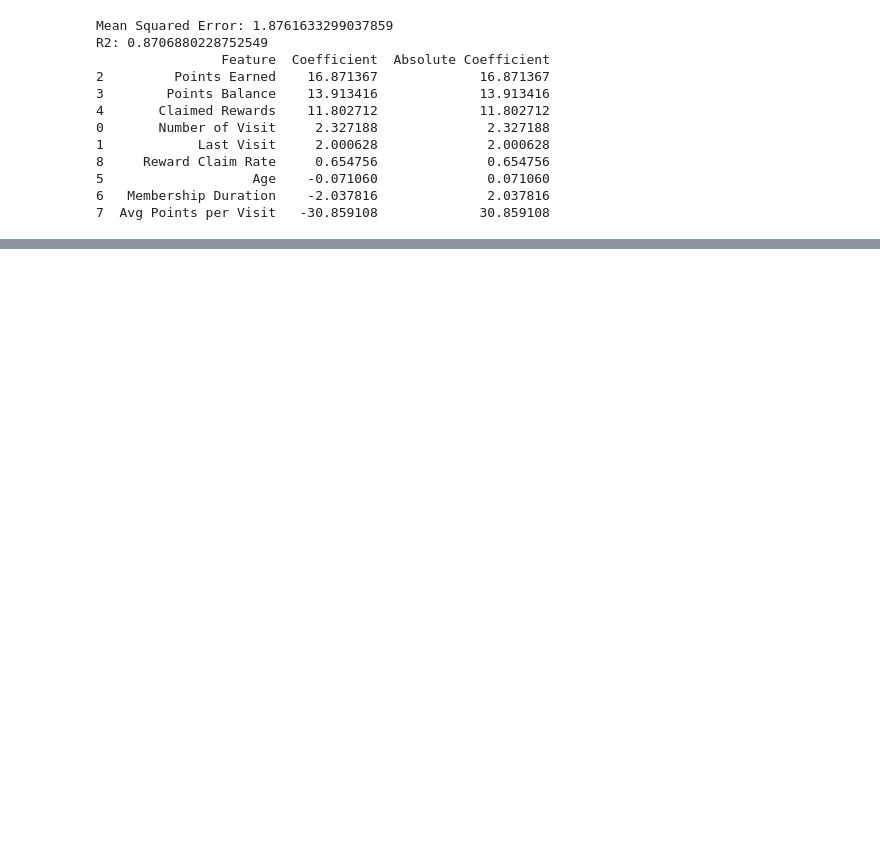
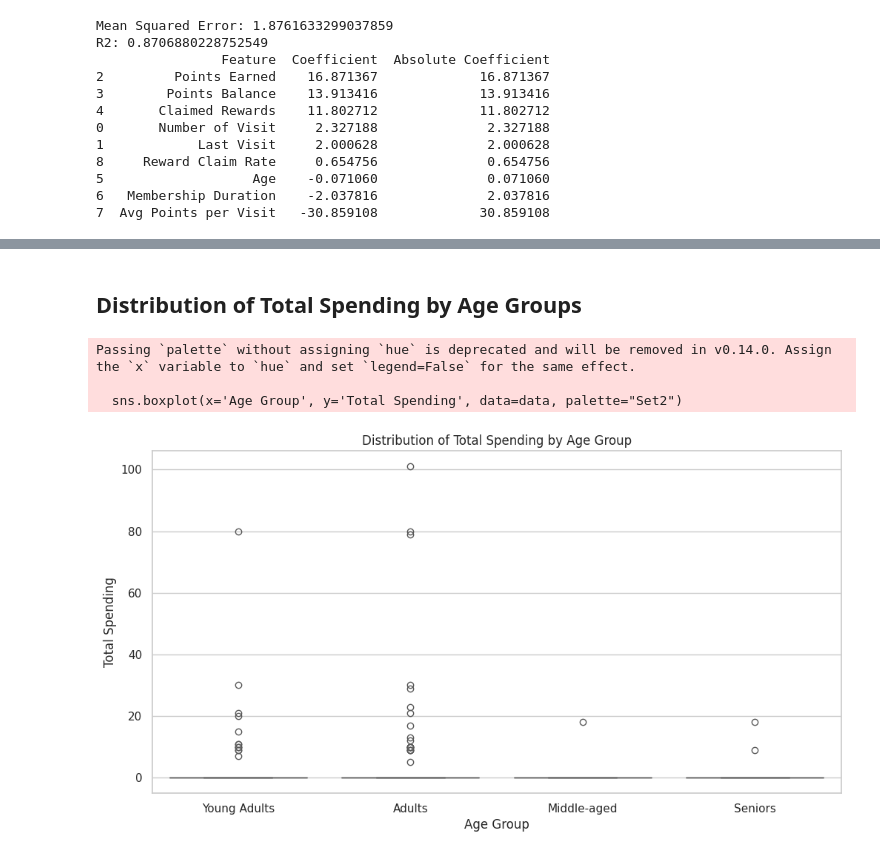
Before and after one commit to jjinhongg/streamline-insights, a Jupyter notebook: analysis.ipynb, the cells around one changed output, grey strips where cells are left out. Saved outputs shown, nothing was run; the diff lists cells and outputs as text; code cells hidden in the pictures; blank space fills up the shorter version.

```diff
--- a/analysis.ipynb
+++ b/analysis.ipynb
@@ -328,0 +681,16 @@ R2: 0.8706880228752549
+# %% [markdown]
+## Distribution of Total Spending by Age Groups
+# %%
+# Using a boxplot for a better representation of the spending statistics by age group
+plt.figure(figsize=(12, 6))
+sns.boxplot(x='Age Group', y='Total Spending', data=data, palette="Set2")
+plt.title('Distribution of Total Spending by Age Group')
+plt.xlabel('Age Group')
+plt.ylabel('Total Spending')
+# plt.ylim(bottom=0)  # Set the lower limit of the y-axis to 0
+plt.show()
+# %% [output]
+Passing `palette` without assigning `hue` is deprecated and will be removed in v0.14.0. Assign the `x` variable to `hue` and set `legend=False` for the same effect.
+
+  sns.boxplot(x='Age Group', y='Total Spending', data=data, palette="Set2")
+[figure, added]
```
Also changed, not shown: parts of 17 cells of this notebook.
